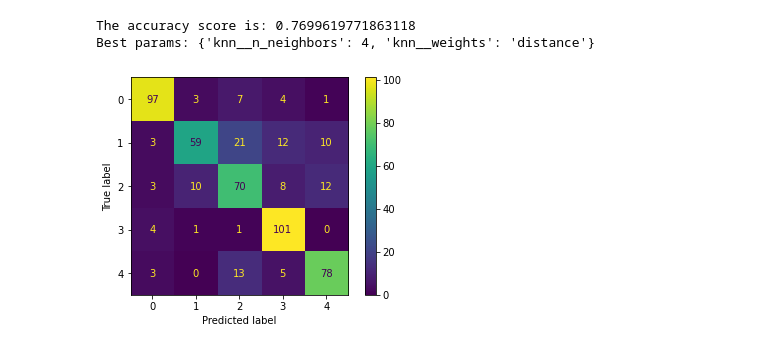
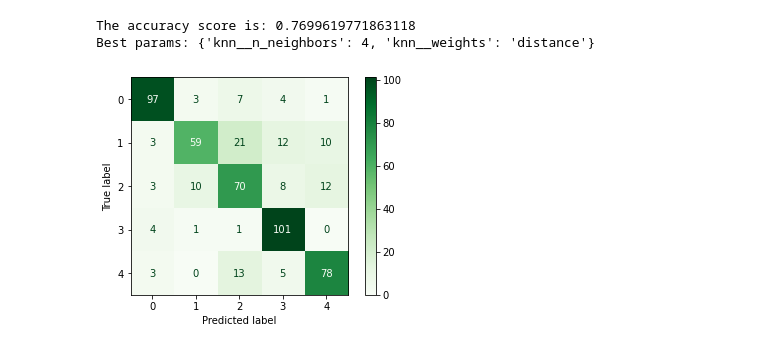
Before and after one commit to a1romero/canons, a Jupyter notebook: machine_learning.ipynb, the cells around one changed output. Drawn from its saved outputs; the diff is of its cells as text; code cells hidden in the pictures.

```diff
--- a/machine_learning.ipynb
+++ b/machine_learning.ipynb
@@ -54,13 +54,13 @@ search_results = search.fit(X_train, y_train)
 # %%
 y_pred = search_results.predict(X_test)
 print("The accuracy score is: " + str(accuracy_score(y_pred, y_test)))
 print("Best params: " + str(search_results.best_params_))
 
 knn_confusion_matrix = confusion_matrix(y_test, search_results.predict(X_test))
 display = metrics.ConfusionMatrixDisplay(confusion_matrix = knn_confusion_matrix)
-display.plot()
+display.plot(cmap = 'Greens')
 plt.show()
 # %% [output]
 The accuracy score is: 0.7699619771863118
 Best params: {'knn__n_neighbors': 4, 'knn__weights': 'distance'}
-[figure, old version]
+[figure, new version]
```
Also changed, not shown: parts of 1 cell of this notebook, 2 other files.
